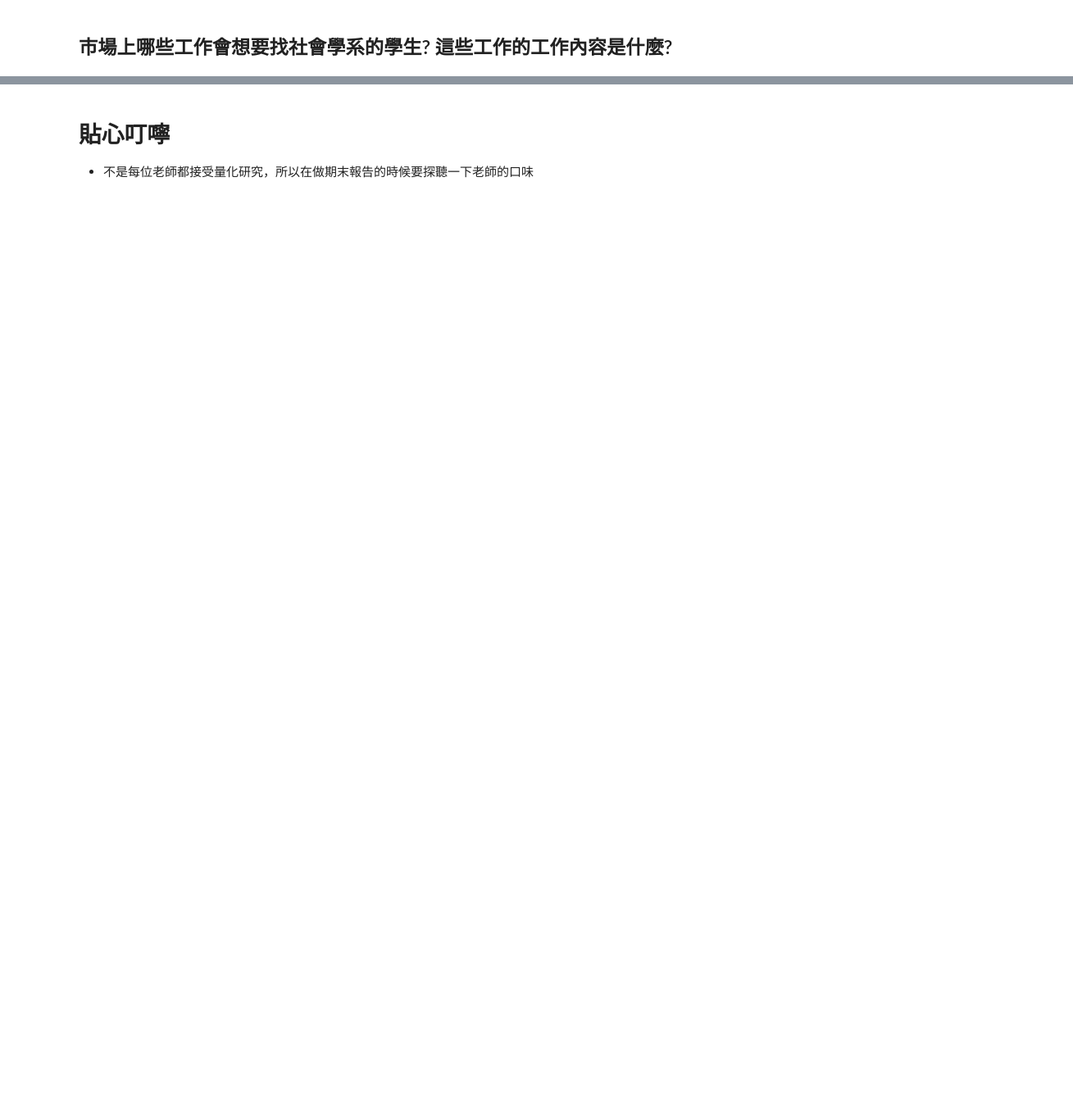
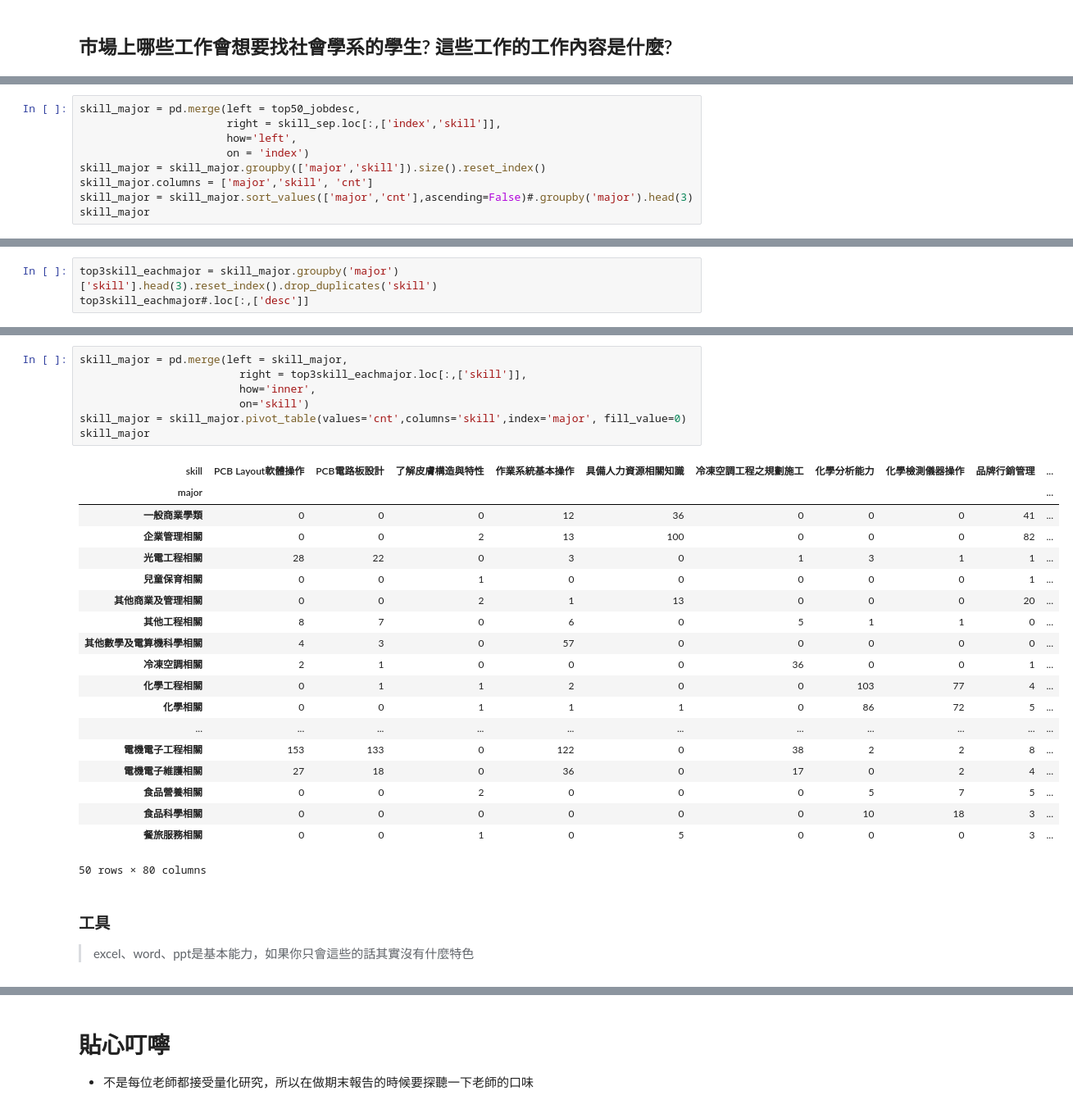
Before and after one commit to TLYu0419/JobAnalysis, a Jupyter notebook: JobAnalysis.ipynb, the cells around one changed output, grey strips where cells are left out. Shown at 82% size. Saved outputs shown, nothing was run; the diff lists cells and outputs as text; blank space fills up the shorter version.

```diff
--- a/JobAnalysis.ipynb
+++ b/JobAnalysis.ipynb
@@ -406,0 +758,9 @@ df = pd.merge(df,indu,how='left',left_on='industry',right_on='Indu_Lev3',right_i
+# %%
+skill_major = pd.merge(left = top50_jobdesc,
+                       right = skill_sep.loc[:,['index','skill']],
+                       how='left',
+                       on = 'index')
+skill_major = skill_major.groupby(['major','skill']).size().reset_index()
+skill_major.columns = ['major','skill', 'cnt']
+skill_major = skill_major.sort_values(['major','cnt'],ascending=False)#.groupby('major').head(3)
+skill_major
@@ -406,0 +781,3 @@ df = pd.merge(df,indu,how='left',left_on='industry',right_on='Indu_Lev3',right_i
+# %%
+top3skill_eachmajor = skill_major.groupby('major')['skill'].head(3).reset_index().drop_duplicates('skill')
+top3skill_eachmajor#.loc[:,['desc']]
@@ -406,0 +798,30 @@ df = pd.merge(df,indu,how='left',left_on='industry',right_on='Indu_Lev3',right_i
+# %%
+skill_major = pd.merge(left = skill_major,
+                         right = top3skill_eachmajor.loc[:,['skill']],
+                         how='inner',
+                         on='skill')
+skill_major = skill_major.pivot_table(values='cnt',columns='skill',index='major', fill_value=0)
+skill_major
+# %% [output]
+| skill | PCB Layout軟體操作 | PCB電路板設計 | 了解皮膚構造與特性 | 作業系統基本操作 | 具備人力資源相關知識 | 冷凍空調工程之規劃施工 | 化學分析能力 | 化學檢測儀器操作 | 品牌行銷管理 | ... |
+| major |  |  |  |  |  |  |  |  |  | ... |
+| 一般商業學類 | 0 | 0 | 0 | 12 | 36 | 0 | 0 | 0 | 41 | ... |
+| 企業管理相關 | 0 | 0 | 2 | 13 | 100 | 0 | 0 | 0 | 82 | ... |
+| 光電工程相關 | 28 | 22 | 0 | 3 | 0 | 1 | 3 | 1 | 1 | ... |
+| 兒童保育相關 | 0 | 0 | 1 | 0 | 0 | 0 | 0 | 0 | 1 | ... |
+| 其他商業及管理相關 | 0 | 0 | 2 | 1 | 13 | 0 | 0 | 0 | 20 | ... |
+| 其他工程相關 | 8 | 7 | 0 | 6 | 0 | 5 | 1 | 1 | 0 | ... |
+| 其他數學及電算機科學相關 | 4 | 3 | 0 | 57 | 0 | 0 | 0 | 0 | 0 | ... |
+| 冷凍空調相關 | 2 | 1 | 0 | 0 | 0 | 36 | 0 | 0 | 1 | ... |
+| 化學工程相關 | 0 | 1 | 1 | 2 | 0 | 0 | 103 | 77 | 4 | ... |
+| 化學相關 | 0 | 0 | 1 | 1 | 1 | 0 | 86 | 72 | 5 | ... |
+| ... | ... | ... | ... | ... | ... | ... | ... | ... | ... | ... |
+| 電機電子工程相關 | 153 | 133 | 0 | 122 | 0 | 38 | 2 | 2 | 8 | ... |
+| 電機電子維護相關 | 27 | 18 | 0 | 36 | 0 | 17 | 0 | 2 | 4 | ... |
+| 食品營養相關 | 0 | 0 | 2 | 0 | 0 | 0 | 5 | 7 | 5 | ... |
+| 食品科學相關 | 0 | 0 | 0 | 0 | 0 | 0 | 10 | 18 | 3 | ... |
+| 餐旅服務相關 | 0 | 0 | 1 | 0 | 5 | 0 | 0 | 0 | 3 | ... |
+50 rows × 80 columns
+# %% [markdown]
+### 工具
+> excel、word、ppt是基本能力，如果你只會這些的話其實沒有什麼特色
```
Also changed, not shown: parts of 94 cells of this notebook.
